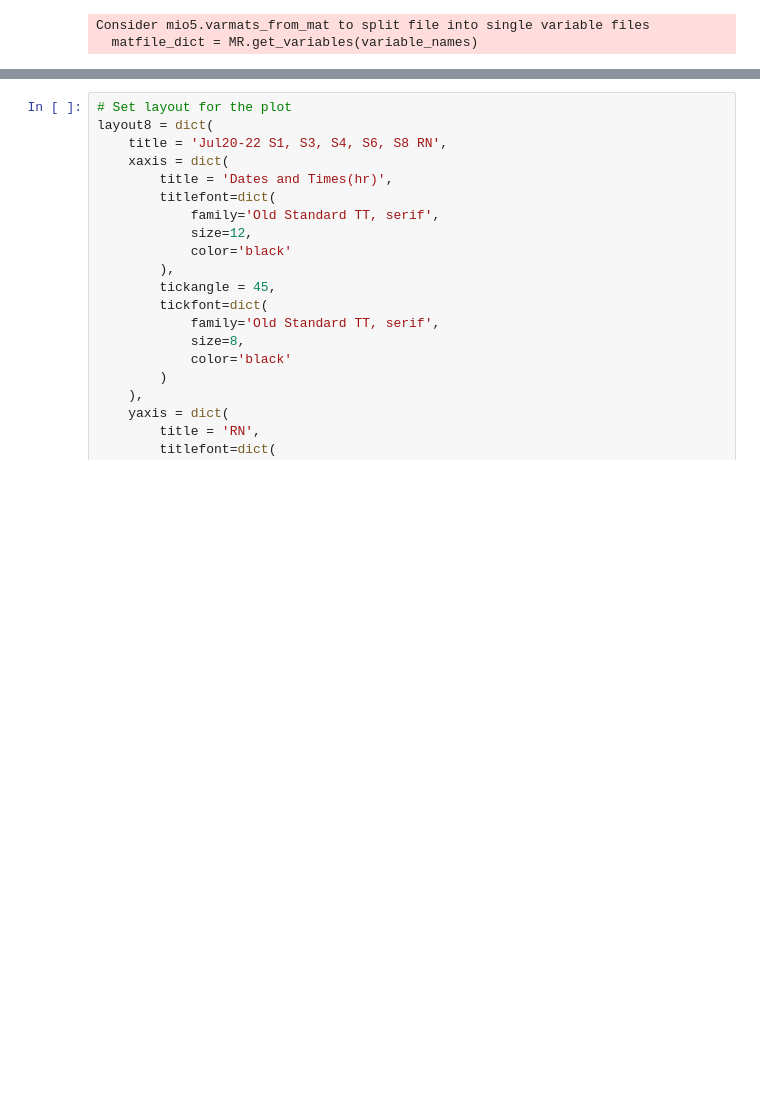
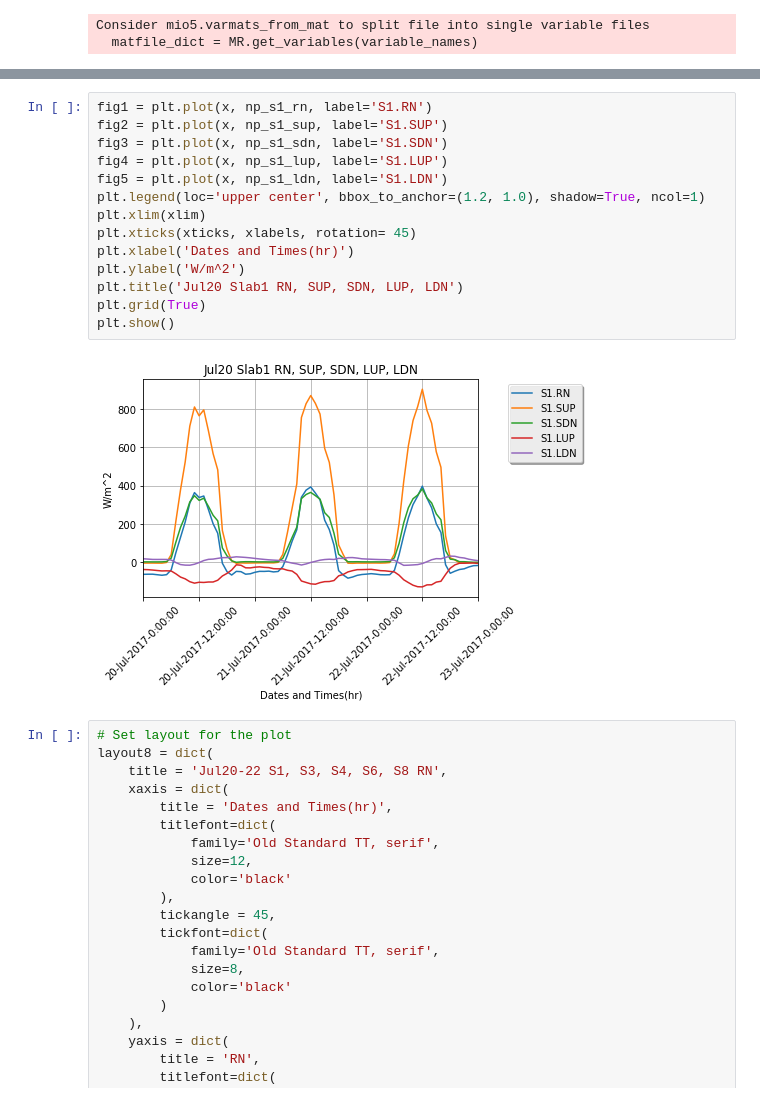
Before and after one commit to mattandersoninf/ALDataAnalysis, a Jupyter notebook: Jul20_Jul22_Analysis.ipynb, the cells around one changed output, grey strips where cells are left out. Cells and saved outputs as stored; diff of their text form; blank space fills up the shorter version.

```diff
--- a/Jul20_Jul22_Analysis.ipynb
+++ b/Jul20_Jul22_Analysis.ipynb
@@ -344,3 +306,19 @@ py.iplot(fig4, filename='S1RN_S1SUP_S1SDN_S1SDN_S1LUP_S1LDN')
+# %%
+fig1 = plt.plot(x, np_s1_rn, label='S1.RN')
+fig2 = plt.plot(x, np_s1_sup, label='S1.SUP')
+fig3 = plt.plot(x, np_s1_sdn, label='S1.SDN')
+fig4 = plt.plot(x, np_s1_lup, label='S1.LUP')
+fig5 = plt.plot(x, np_s1_ldn, label='S1.LDN')
+plt.legend(loc='upper center', bbox_to_anchor=(1.2, 1.0), shadow=True, ncol=1)
+plt.xlim(xlim)
+plt.xticks(xticks, xlabels, rotation= 45)
+plt.xlabel('Dates and Times(hr)')
+plt.ylabel('W/m^2')
+plt.title('Jul20 Slab1 RN, SUP, SDN, LUP, LDN')
+plt.grid(True)
+plt.show()
+# %% [output]
+[figure, added]
 # %%
 # Set layout for the plot
 layout8 = dict(
```
Also changed, not shown: parts of 2 cells of this notebook.
